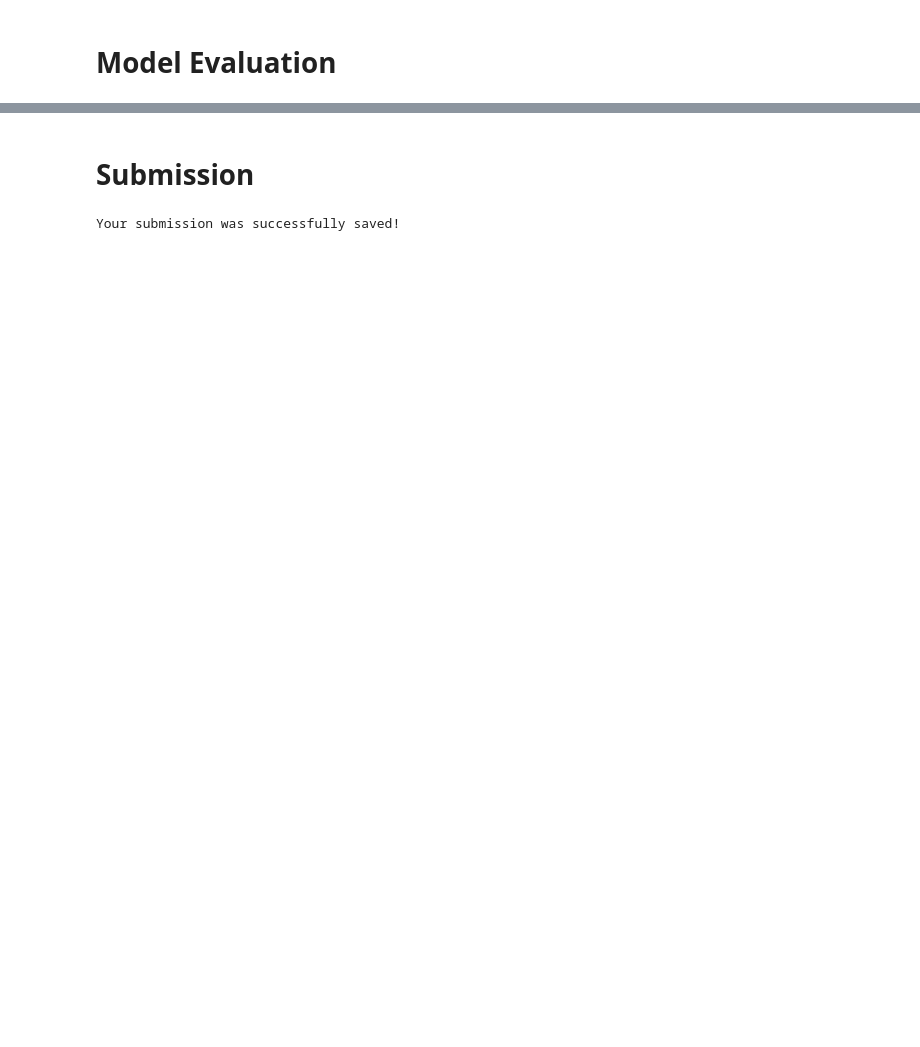
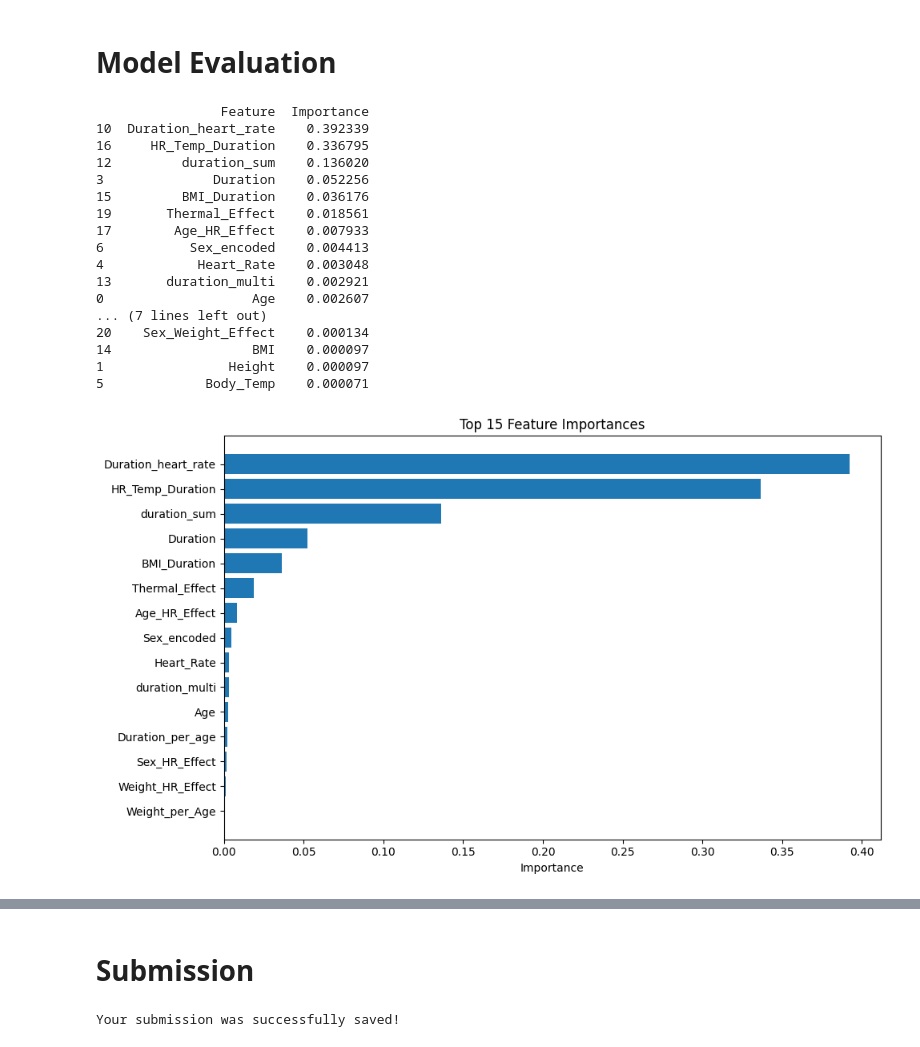
Before and after one commit to AzrilFahmiardi/calorie_expenditure_regression, a Jupyter notebook: azril/main.ipynb, the cells around one changed output, grey strips where cells are left out. Cells and saved outputs as stored; diff of their text form; code cells hidden in the pictures; blank space fills up the shorter version.

```diff
--- a/azril/main.ipynb
+++ b/azril/main.ipynb
@@ -31,4 +343,4 @@ def load_data():
 # %%
 train, test = load_data()
-train
+train_processed, test_processed = data_preparation(train, test)
 # %% [output]
@@ -209 +576,42 @@ def evaluate_model_with_cross_validation(model, X, y, cv=5):
+# %%
+pd.set_option('display.max_rows', None)
+
+
+xgb_model.fit(X_train, y_train)
+
+# feature importances
+feature_names = X_train.columns
+importances = xgb_model.feature_importances_
+feat_imp = pd.DataFrame({
+    'Feature': feature_names,
+    'Importance': importances
+}).sort_values(by='Importance', ascending=False)
+
+print(feat_imp)
+
+plt.figure(figsize=(10, 6))
+plt.barh(feat_imp['Feature'][:15][::-1], feat_imp['Importance'][:15][::-1])
+plt.xlabel('Importance')
+plt.title('Top 15 Feature Importances')
+plt.tight_layout()
+plt.show()
+# %% [output]
+                Feature  Importance
+10  Duration_heart_rate    0.392339
+16     HR_Temp_Duration    0.336795
+12         duration_sum    0.136020
+3              Duration    0.052256
+15         BMI_Duration    0.036176
+19       Thermal_Effect    0.018561
+17        Age_HR_Effect    0.007933
+6           Sex_encoded    0.004413
+4            Heart_Rate    0.003048
+13       duration_multi    0.002921
+0                   Age    0.002607
+... (7 lines left out)
+20    Sex_Weight_Effect    0.000134
+14                  BMI    0.000097
+1                Height    0.000097
+5             Body_Temp    0.000071
+[figure, added]
 # %%
```
Also changed, not shown: parts of 37 cells of this notebook, 8 other files.
